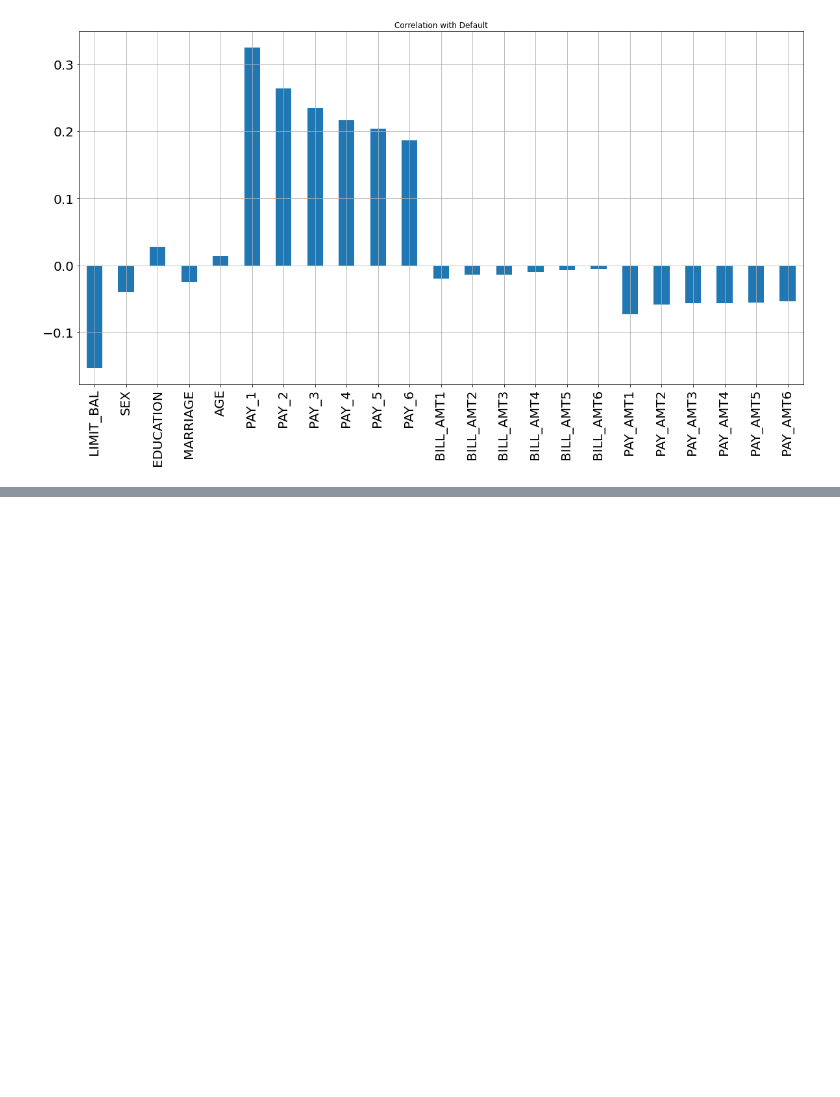
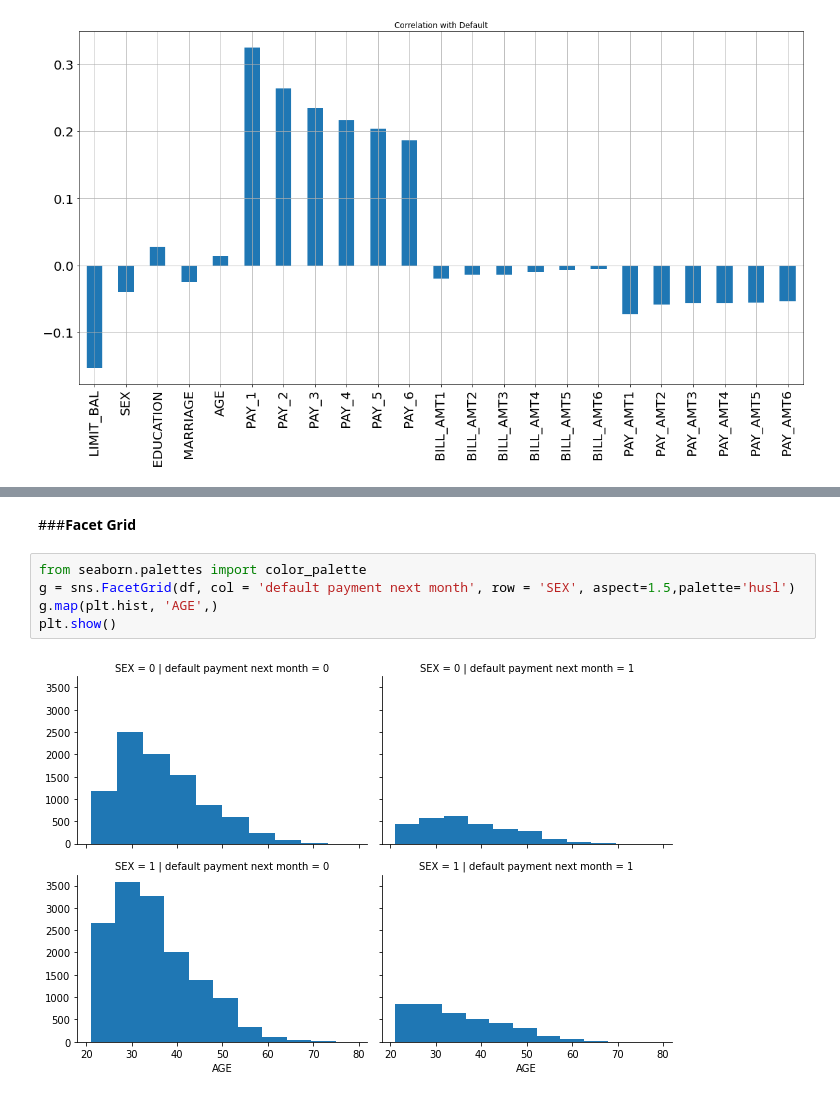
Before and after one commit to Vishwaschole/Credit-Card-Default-Prediction-Capstone-Project, a Jupyter notebook: Credit_Card_Default_Prediction_Capstone_Project.ipynb, the cells around one changed output, grey strips where cells are left out. Drawn from its saved outputs; the diff is of its cells as text; blank space fills up the shorter version.

```diff
--- a/Credit_Card_Default_Prediction_Capstone_Project.ipynb
+++ b/Credit_Card_Default_Prediction_Capstone_Project.ipynb
@@ -597,0 +614,9 @@ plt.show()
+# %% [markdown]
+###**Facet Grid**
+# %%
+from seaborn.palettes import color_palette
+g = sns.FacetGrid(df, col = 'default payment next month', row = 'SEX', aspect=1.5,palette='husl')
+g.map(plt.hist, 'AGE',)
+plt.show()
+# %% [output]
+[figure, added]
```
Also changed, not shown: parts of 4 cells of this notebook.
